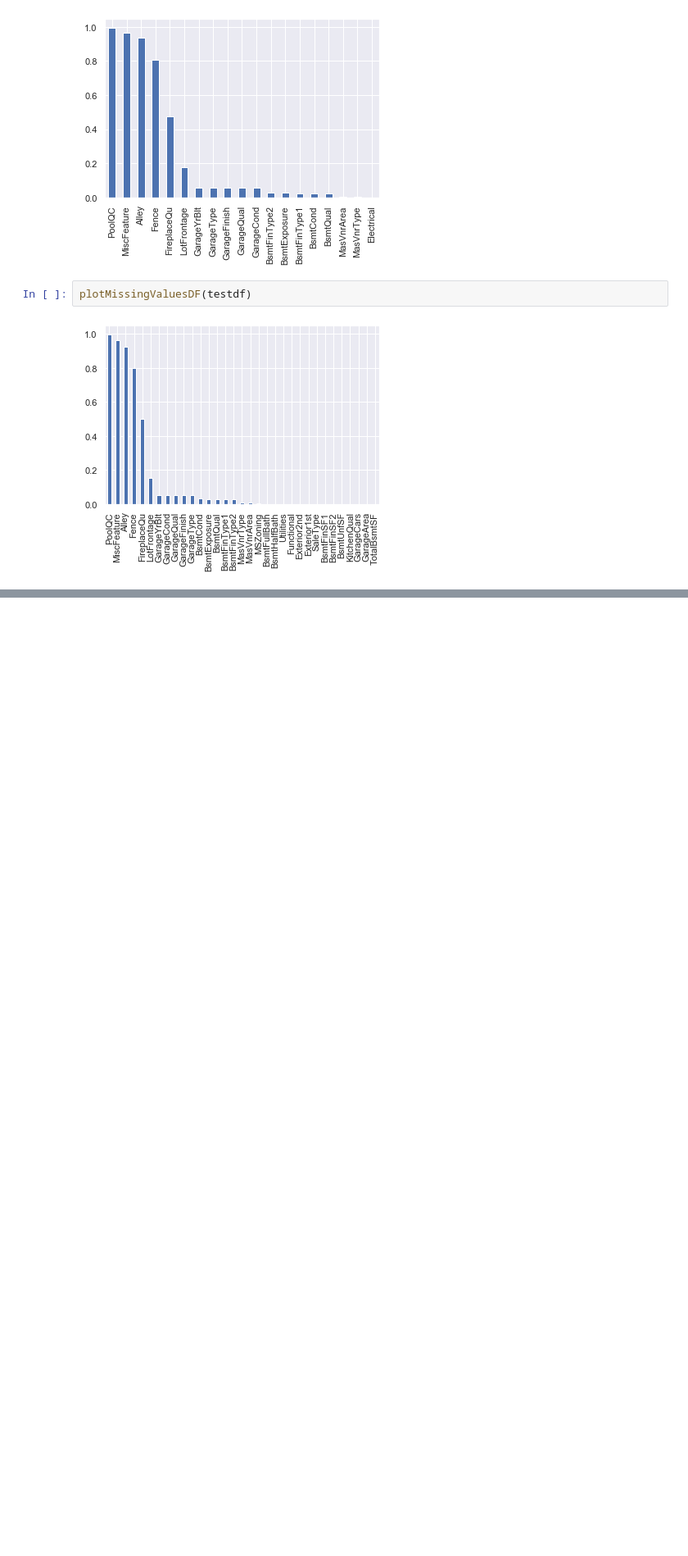
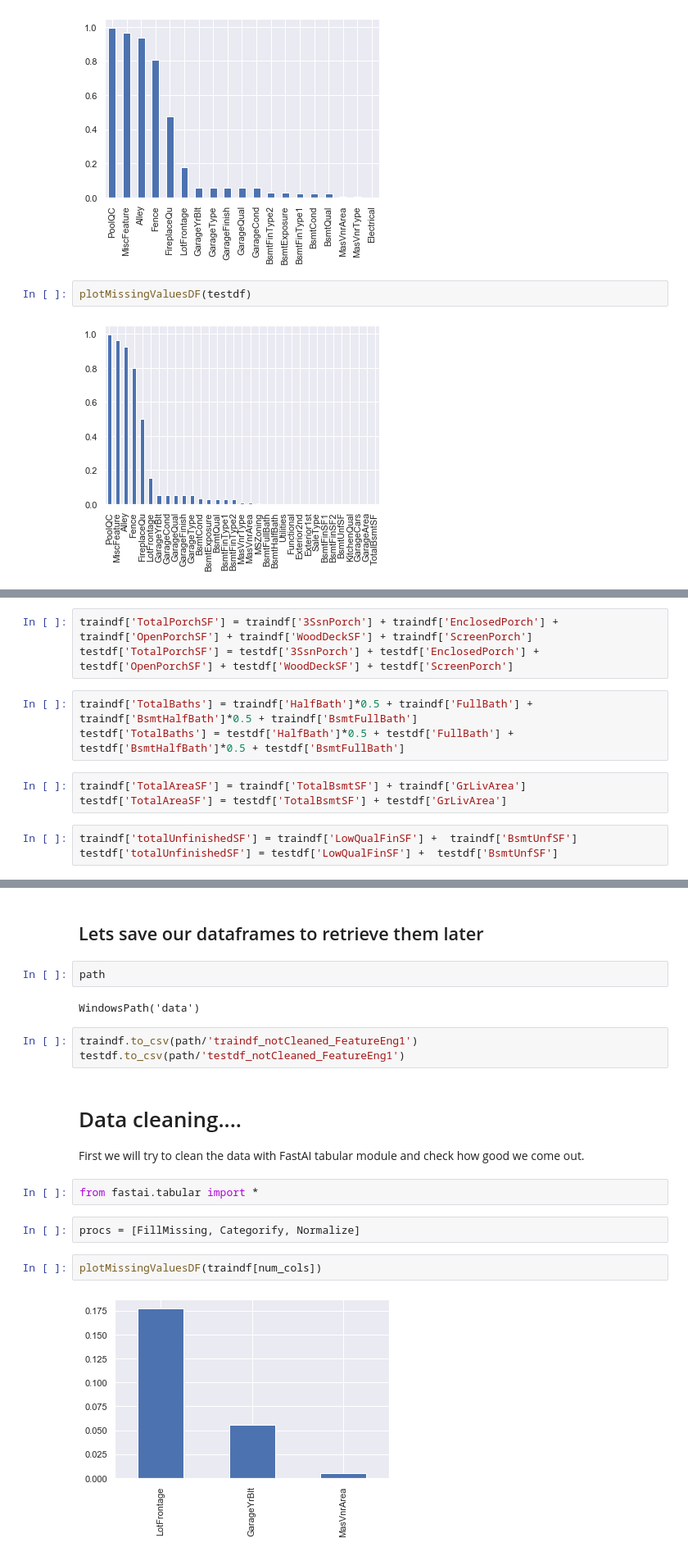
Before and after one commit to philippkaindl/Melbourne_housing, a Jupyter notebook: Housing_Exploration.ipynb, the cells around one changed output, grey strips where cells are left out. Shown at 82% size. Saved outputs shown, nothing was run; the diff lists cells and outputs as text; blank space fills up the shorter version.

```diff
--- a/Housing_Exploration.ipynb
+++ b/Housing_Exploration.ipynb
@@ -118,0 +217,12 @@ Cut off percentage is set to 0.8. Dropping columns: Index(['Alley', 'PoolQC', 'F
+# %%
+traindf['TotalPorchSF'] = traindf['3SsnPorch'] + traindf['EnclosedPorch'] + traindf['OpenPorchSF'] + traindf['WoodDeckSF'] + traindf['ScreenPorch']
+testdf['TotalPorchSF'] = testdf['3SsnPorch'] + testdf['EnclosedPorch'] + testdf['OpenPorchSF'] + testdf['WoodDeckSF'] + testdf['ScreenPorch']
+# %%
+traindf['TotalBaths'] = traindf['HalfBath']*0.5 + traindf['FullBath'] + traindf['BsmtHalfBath']*0.5 + traindf['BsmtFullBath']
+testdf['TotalBaths'] = testdf['HalfBath']*0.5 + testdf['FullBath'] + testdf['BsmtHalfBath']*0.5 + testdf['BsmtFullBath']
+# %%
+traindf['TotalAreaSF'] = traindf['TotalBsmtSF'] + traindf['GrLivArea']
+testdf['TotalAreaSF'] = testdf['TotalBsmtSF'] + testdf['GrLivArea']
+# %%
+traindf['totalUnfinishedSF'] = traindf['LowQualFinSF'] +  traindf['BsmtUnfSF']
+testdf['totalUnfinishedSF'] = testdf['LowQualFinSF'] +  testdf['BsmtUnfSF']
@@ -118,0 +249,21 @@ Cut off percentage is set to 0.8. Dropping columns: Index(['Alley', 'PoolQC', 'F
+# %% [markdown]
+## Lets save our dataframes to retrieve them later
+# %%
+path
+# %% [output]
+WindowsPath('data')
+# %%
+traindf.to_csv(path/'traindf_notCleaned_FeatureEng1')
+testdf.to_csv(path/'testdf_notCleaned_FeatureEng1')
+# %% [markdown]
+# Data cleaning....
+
+First we will try to clean the data with FastAI tabular module and check how good we come out.
+# %%
+from fastai.tabular import *
+# %%
+procs = [FillMissing, Categorify, Normalize]
+# %%
+plotMissingValuesDF(traindf[num_cols])
+# %% [output]
+[figure, added]
```
Also changed, not shown: parts of 21 cells of this notebook, 1 other file.
